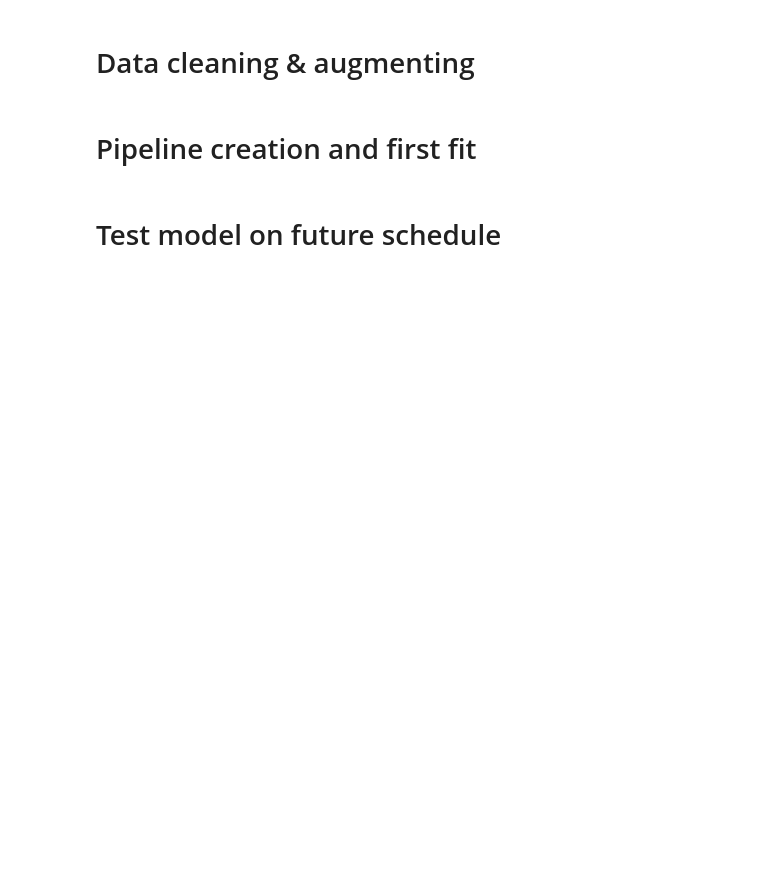
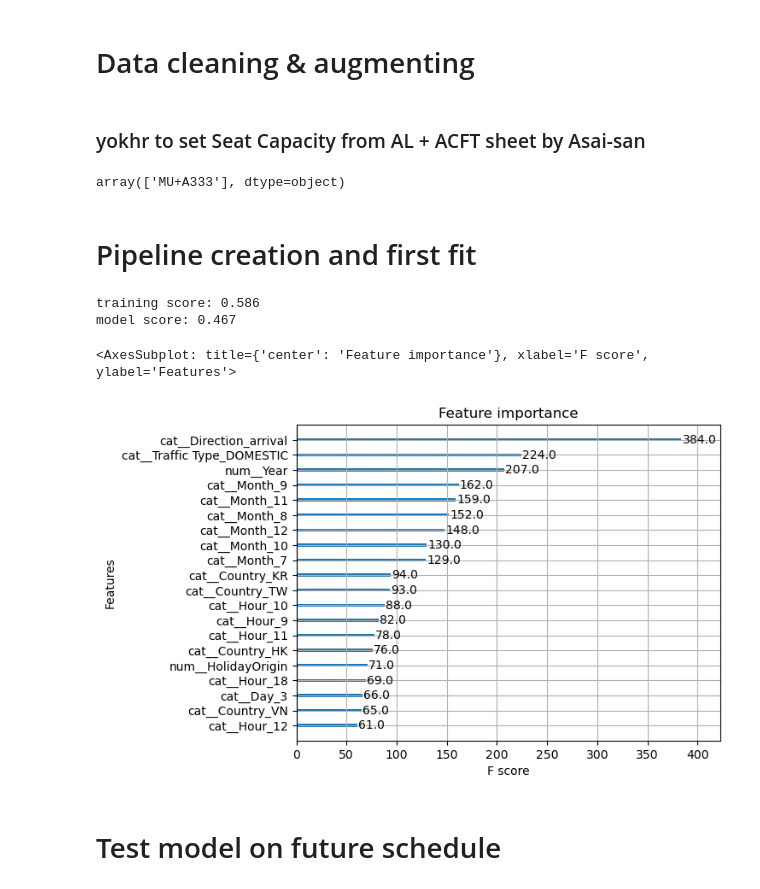
Before and after one commit to AntoineGlacet/forecasting, a Jupyter notebook: notebooks/XGboost_LF.ipynb, the cells around one changed output. Saved outputs shown, nothing was run; the diff lists cells and outputs as text; code cells hidden in the pictures; blank space fills up the shorter version.

Commit message:
capa from asai master file

```diff
--- a/notebooks/XGboost_LF.ipynb
+++ b/notebooks/XGboost_LF.ipynb
@@ -35,24 +35,25 @@ import lightgbm as lgb
 # CSV Reads
 # %%
 data_airports = pd.read_csv(
-    "/home/antoine/projects/forecasting/data/AODB_airport_master.csv"
+    "/home/yokhr/projects/forecasting/data/master_data_KIX_AODB/AODB_airport_master.csv"
 )
 
 data_countries = pd.read_csv(
-    "/home/antoine/projects/forecasting/data/AODB_country_master.csv"
+    "/home/yokhr/projects/forecasting/data/master_data_KIX_AODB/AODB_country_master.csv"
 )
 
 all_files = list(
-    Path("/home/antoine/projects/forecasting/data/planned flights").glob("*.csv")
+    Path("/home/yokhr/projects/forecasting/data/KIX_AODB_data_planned").glob("*.csv")
 )
 data_planned = pd.concat((pd.read_csv(f) for f in all_files), ignore_index=True)
 
 all_files = list(
-    Path("/home/antoine/projects/forecasting/data/KIX_AODB_data").glob("*.csv")
+    Path("/home/yokhr/projects/forecasting/data/KIX_AODB_data").glob("*.csv")
 )
 data_actual = pd.concat((pd.read_csv(f) for f in all_files), ignore_index=True)
+
 # filter out 17 January, it's today
 mask = pd.to_datetime(data_actual["[Arr] SIBT"]).dt.floor("d") != pd.to_datetime(
-    "2023-1-17"
+    "2023-1-26"
 ).floor("d")
 data_actual = data_actual[mask].copy()
@@ -82,6 +105,10 @@ def data_cleaning(data_actual, training: bool = True):
                 data_actual[mask]["[Dep] Capacity"], errors="coerce"
             ).to_list(),
             "Flight Designator": data_actual[mask]["[Dep] Flight Designator"],
+
+            #yokhr to add AL+ACFT column
+            "AL+ACFT": data_actual[mask]["[Dep] Flight Designator"].str[:2] + "+"
+            + data_actual[mask]["Aircraft type"],
         }
     )
     data_dep["Direction"] = "departure"
@@ -107,6 +134,10 @@ def data_cleaning(data_actual, training: bool = True):
                 data_actual[mask]["[Arr] Capacity"], errors="coerce"
             ).to_list(),
             "Flight Designator": data_actual[mask]["[Arr] Flight Designator"],
+
+            #yokhr to add AL+ACFT column
+            "AL+ACFT": data_actual[mask]["[Arr] Flight Designator"].str[:2] + "+"
+            + data_actual[mask]["Aircraft type"],
         }
     )
     data_arr["Direction"] = "arrival"
@@ -127,6 +158,9 @@ def data_cleaning(data_actual, training: bool = True):
             "Routing-FirstLeg",  # string, should be country
             "UniqueID",
             "Flight Designator",
+
+            #yokhr to add AL+ACFT
+            "AL+ACFT"
         ]
     ].copy()
 
@@ -218,4 +252,20 @@ def data_cleaning(data_actual, training: bool = True):
     data["Hour"] = data["Hour"].astype("category")
 
     return data
+# %% [markdown]
+### yokhr to set Seat Capacity from AL + ACFT sheet by Asai-san
+# %%
+data_seat_cap["AL+ACFT"] = data_seat_cap["A/L"] + "+" + data_seat_cap["Aircraft type"]
+master_capacity1 = data_seat_cap[["AL+ACFT","Capacity"]]
+
+data_forecast_clean = (
+    data_cleaning(data_planned, training= False)
+    .drop("Capacity", axis=1)
+    .join(master_capacity1.set_index("AL+ACFT"), on="AL+ACFT")
+)
+
+cap0 = data_forecast_clean["Capacity"] == 0.0
+data_forecast_clean[cap0]["AL+ACFT"].unique()
+# %% [output]
+array(['MU+A333'], dtype=object)
 # %%
@@ -270,6 +320,10 @@ X = data_actual_clean.drop(
         "UniqueID",
         "Flight Designator",
         "Load Factor",
+        "LinearDate",
+
+        #yokhr to drop AL+ACFT as well
+        "AL+ACFT",
     ],
     axis=1,
 )
@@ -280,11 +334,17 @@ X_train, X_test, y_train, y_test = train_test_split(X, y, random_state=1)
 regressor.fit(X_train, y_train)
 print("training score: %.3f" % regressor.score(X_train, y_train))
 print("model score: %.3f" % regressor.score(X_test, y_test))
+# %% [output]
+training score: 0.586
+model score: 0.467
 # %%
 regressor["regressor"].get_booster().feature_names = list(
     regressor["preprocessor"].get_feature_names_out()
 )
-xgb.plot_importance(regressor["regressor"], ax=plt.gca(), max_num_features=10)
+xgb.plot_importance(regressor["regressor"], ax=plt.gca(), max_num_features=20)
+# %% [output]
+<AxesSubplot: title={'center': 'Feature importance'}, xlabel='F score', ylabel='Features'>
+[figure, added]
 # %% [markdown]
 # Test model on future schedule
 # %%
```
Also changed, not shown: parts of 5 cells of this notebook, 1 other file.
